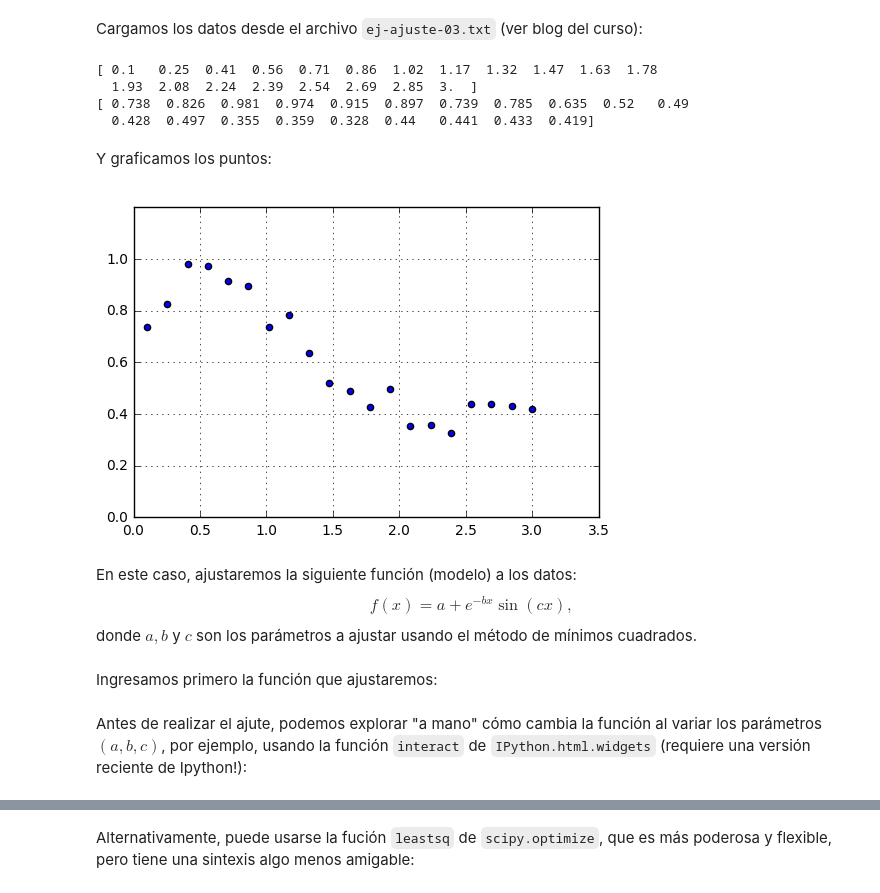
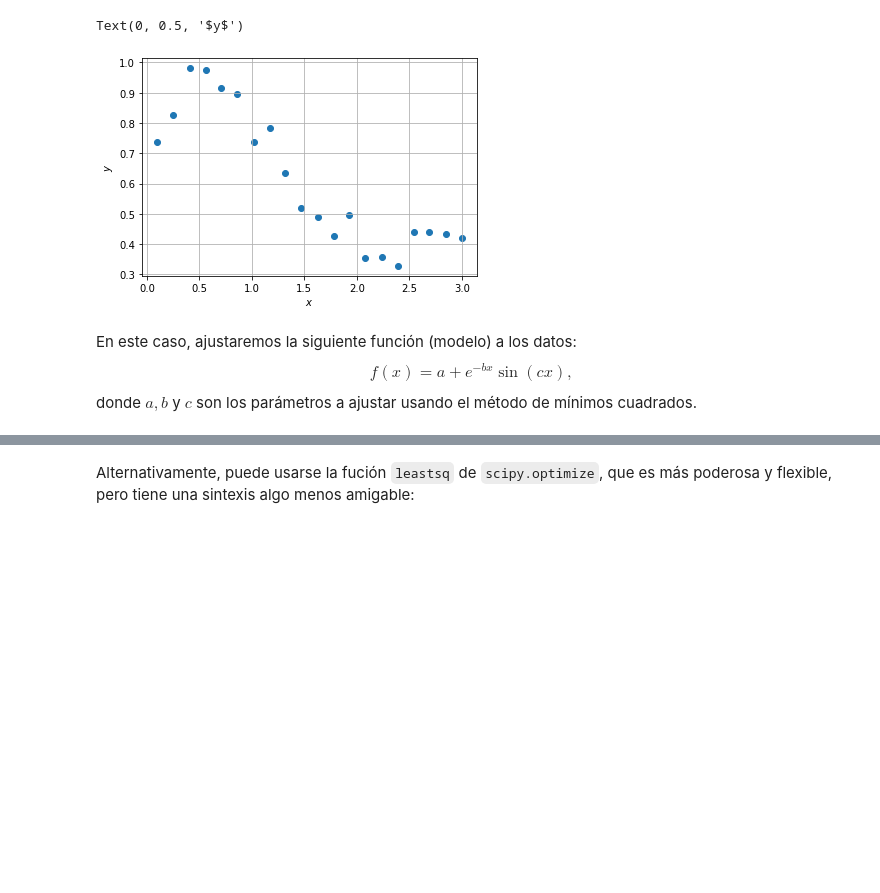
Before and after one commit to gfrubi/Lab, a Jupyter notebook: notebooks/amc-no-polinomico-no-ponderado.ipynb, the cells around one changed output, grey strips where cells are left out. Drawn from its saved outputs; the diff is of its cells as text; code cells hidden in the pictures; blank space fills up the shorter version.

Commit message:
actualizado ejemplo MMC no-polinomial

```diff
--- a/notebooks/amc-no-polinomico-no-ponderado.ipynb
+++ b/notebooks/amc-no-polinomico-no-ponderado.ipynb
@@ -8,2 +0,0 @@ from numpy import *
-# %% [markdown]
-Cargamos los datos desde el archivo `ej-ajuste-03.txt` (ver blog del curso):
@@ -10,30 +5,20 @@ Cargamos los datos desde el archivo `ej-ajuste-03.txt` (ver blog del curso):
 # %%
-d = genfromtxt('ej-ajuste-03.txt')
-x = d[:,0]
-y = d[:,1]
-print(x)
-print(y)
+datos = np.genfromtxt('ej-ajuste-03.txt')
+x = datos[:,0]
+y = datos[:,1]
-# %% [output]
-[ 0.1   0.25  0.41  0.56  0.71  0.86  1.02  1.17  1.32  1.47  1.63  1.78
-  1.93  2.08  2.24  2.39  2.54  2.69  2.85  3.  ]
-[ 0.738  0.826  0.981  0.974  0.915  0.897  0.739  0.785  0.635  0.52   0.49
-  0.428  0.497  0.355  0.359  0.328  0.44   0.441  0.433  0.419]
-# %% [markdown]
-Y graficamos los puntos:
-# %%
-scatter(x,y)
-xlim(0,3.5)
-ylim(0,1.2)
-grid()
-# %% [output]
-[figure, removed]
+# %%
+plt.scatter(x,y)
+plt.grid(True)
+plt.xlabel('$x$')
+plt.ylabel('$y$')
+# %% [output]
+Text(0, 0.5, '$y$')
+[figure, added]
 # %% [markdown]
 En este caso, ajustaremos la siguiente función (modelo) a los datos:
 $$
 f(x)=a+e^{-bx}\sin(cx),
 $$
 donde $a,b$ y $c$ son los parámetros a ajustar usando el método de mínimos cuadrados.
-# %% [markdown]
-Ingresamos primero la función que ajustaremos:
 # %%
 def f(x,a,b,c):
@@ -41,3 +26 @@ def f(x,a,b,c):
-# %% [markdown]
-Antes de realizar el ajute, podemos explorar "a mano" cómo cambia la función al variar los parámetros $(a,b,c)$, por ejemplo, usando la función `interact` de `IPython.html.widgets` (requiere una versión reciente de Ipython!):
 # %%
```
Also changed, not shown: parts of 22 cells of this notebook, 1 other file.
